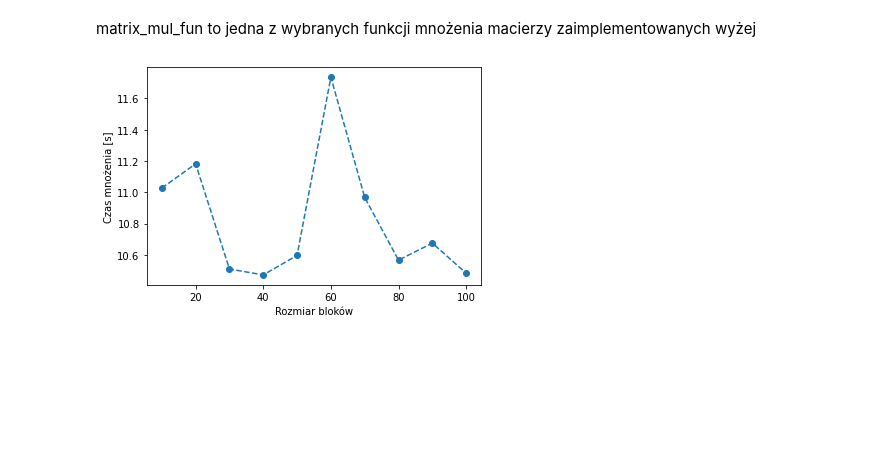
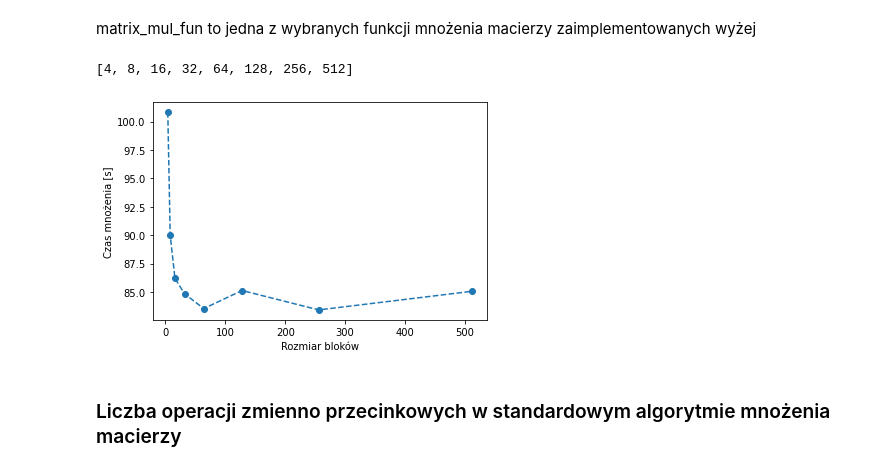
Before and after one commit to macsko/matrix_algorithms, a Jupyter notebook: lab1/lab1.ipynb, the cells around one changed output. Cells and saved outputs as stored; diff of their text form; code cells hidden in the pictures; blank space fills up the shorter version.

```diff
--- a/lab1/lab1.ipynb
+++ b/lab1/lab1.ipynb
@@ -122,7 +122,7 @@ SIZE = 256
 n = SIZE   # liczba wierszy macierzy A
 m = SIZE   # liczba kolumn macierzy A / liczba wierszy macierzy B
 k = SIZE   # liczba kolumn macierzy B
-q = 1      # czynnik skalujący macierze
+q = 2      # czynnik skalujący macierze
 N_n = n * q
 N_m = m * q
 N_k = k * q
@@ -228,7 +225,7 @@ plt.show()
 # %% [markdown]
 matrix_mul_fun to jedna z wybranych funkcji mnożenia macierzy zaimplementowanych wyżej
 # %%
-def matrix_block_mul(A, B, C, m, n, k, block_size, matrix_mul_fun):
+def matrix_block_mul(A, B, C, n, m, k, block_size, matrix_mul_fun):
     for j in range(0, m, block_size):
         j_block = min(m - j, block_size)
         for i in range(0, n, block_size):
@@ -240,23 +237,26 @@ def matrix_block_mul(A, B, C, m, n, k, block_size, matrix_mul_fun):
                                C[i:i + i_block, j:j + j_block],
                                i_block, j_block, p_block)
 # %%
-blocks = []
+from math import log
+block_sizes = [2**i for i in range(2, int(log(N_n * q, 2)))]
+print(block_sizes)
 mul_time = []
-multiplier = 10
 runs = 1
 
-for i in range(1, 11):
+for block_size in block_sizes:
     C = np.zeros((N_n, N_k))
     t0 = time.time()
     for j in range(runs):
-        matrix_block_mul(A, B, C, N_n, N_m, N_k, multiplier*i, mmul_optimal)
-    blocks.append(multiplier*i)
+        matrix_block_mul(A, B, C, N_n, N_m, N_k, block_size, mmul_optimal)
     mul_time.append((time.time() - t0) / runs)
 
-plt.plot(blocks, mul_time, linestyle='--')
-plt.scatter(blocks, mul_time)
+plt.plot(block_sizes, mul_time, linestyle='--')
+plt.scatter(block_sizes, mul_time)
 plt.xlabel("Rozmiar bloków")
 plt.ylabel("Czas mnożenia [s]")
 plt.show()
 # %% [output]
+[4, 8, 16, 32, 64, 128, 256, 512]
-[figure, old version]
+[figure, new version]
+# %% [markdown]
+### Liczba operacji zmienno przecinkowych w standardowym algorytmie mnożenia macierzy
```
Also changed, not shown: parts of 12 cells of this notebook, 1 other file.
